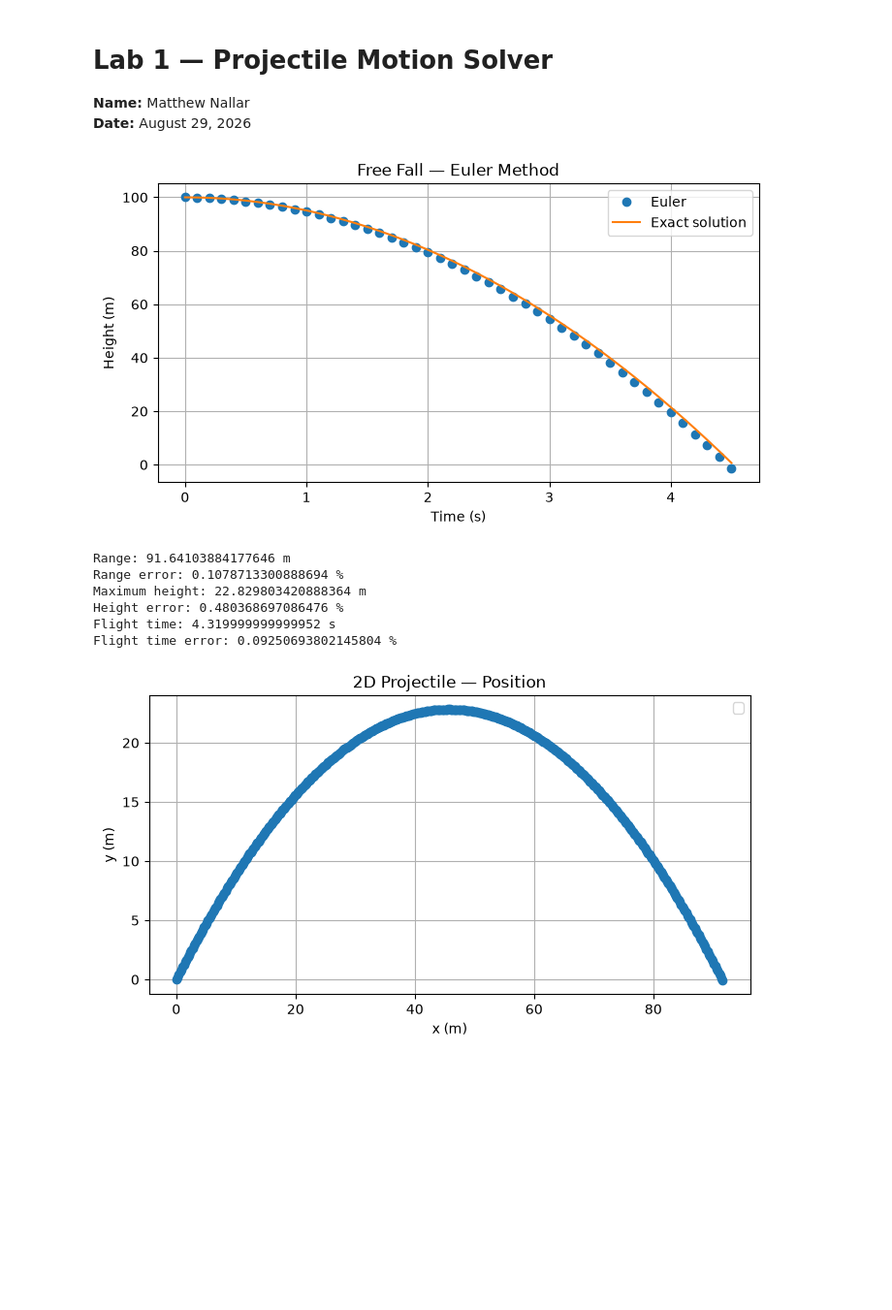
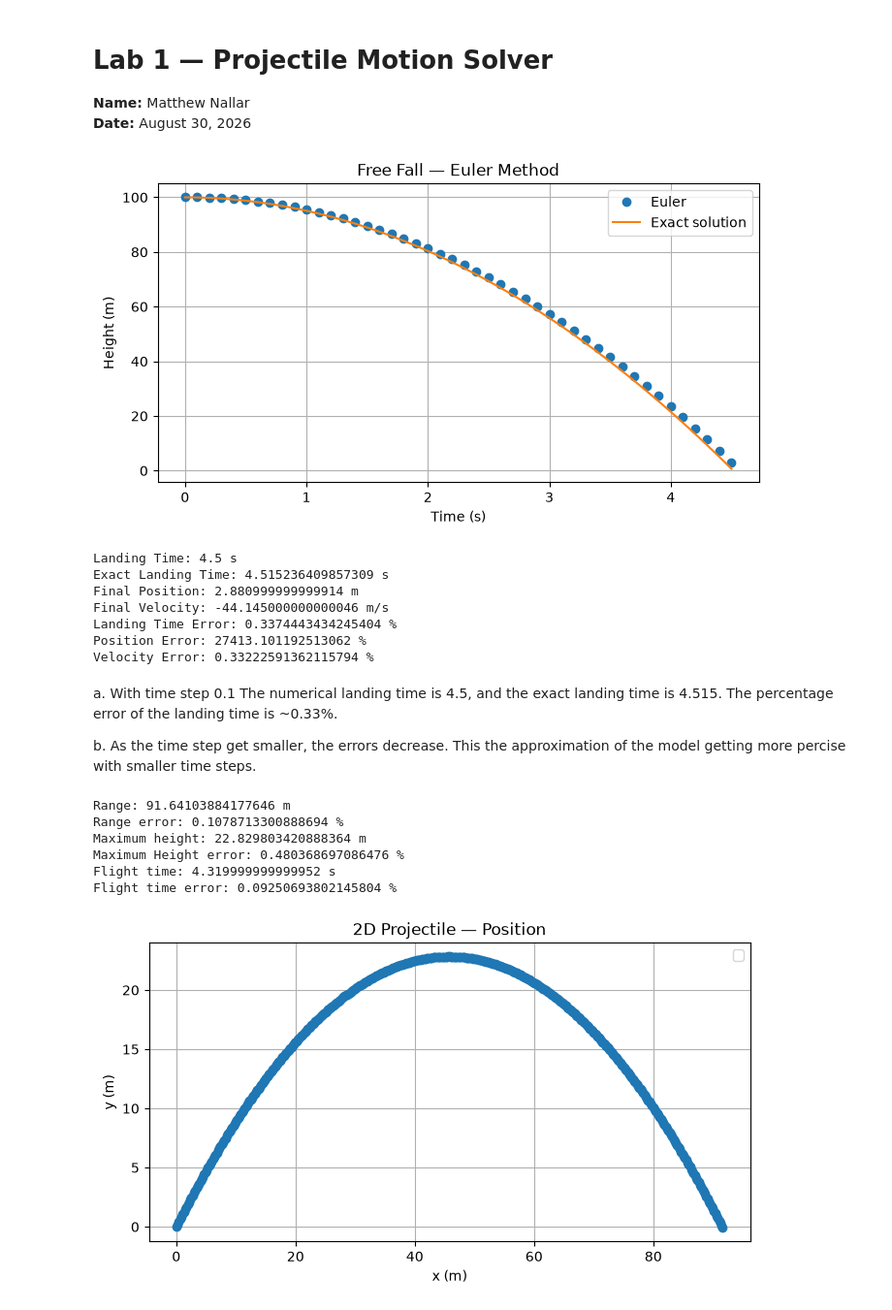
Before and after one commit to MattBaller/phys311, a Jupyter notebook: labs/lab01/lab01_projectile.ipynb, the cells around one changed output. Shown at 97% size. Cells and saved outputs as stored; diff of their text form; code cells hidden in the pictures; blank space fills up the shorter version.

Commit message:
Complete freefall and projectile simulations

```diff
--- a/labs/lab01/lab01_projectile.ipynb
+++ b/labs/lab01/lab01_projectile.ipynb
@@ -2,7 +2,7 @@
 # Lab 1 — Projectile Motion Solver
 
 **Name:** Matthew Nallar
-**Date:** August 29, 2026
+**Date:** August 30, 2026
 # %%
 import numpy as np
 import matplotlib.pyplot as plt
@@ -19,36 +19,73 @@ def simulate_freefall(h, dt, g=9.81):
         # Compute acceleration (only gravity here)
         ay = -g
 
+        # Update position (Euler)
+        y = y + vy * dt
+
         # Update velocity (Euler)
         vy = vy + ay * dt
 
-        # Update position (Euler)
-        y = y + vy * dt
+        t += dt
 
-        t += dt
+        # Stop before storing a negative position
+        if y < 0:
+            break
+
         t_arr.append(t)
         y_arr.append(y)
         vy_arr.append(vy)
 
     return np.array(t_arr), np.array(y_arr), np.array(vy_arr)
 # %%
-t, y, yv = simulate_freefall(h=100, dt=0.1)
+t, y, vy = simulate_freefall(h=100, dt=0.1)
 
 h = 100
 g = 9.81
-y_exact = h - 0.5 * g * t**2
+y_exact = h - (0.5 * g * t**2)
+
+y_exact_final = 100 - (0.5 * g * 4.515**2)
+vy_exact_final = -g*4.515
+
+t_f = np.sqrt(2*h/g)
 
 plt.figure(figsize=(8, 4))
 plt.plot(t, y, 'o', label='Euler')
 plt.plot(t, y_exact, '-', label='Exact solution')
 plt.xlabel('Time (s)')
 plt.ylabel('Height (m)')
 plt.title('Free Fall — Euler Method')
 plt.legend()
 plt.grid(True)
 plt.show()
+
+print("Landing Time:", t[-1], "s")
+print("Exact Landing Time:", t_f, "s")
+print("Final Position:", y[-1], "m")
+print("Final Velocity:", vy[-1], "m/s")
+
+
+percent_y_error = (np.abs(y[-1] - y_exact_final) / np.abs(y_exact_final)) * 100
+
+percent_vy_error = (np.abs(vy[-1] - vy_exact_final) / np.abs(vy_exact_final)) * 100
+
+percent_t_error = (np.abs((t[-1]) - t_f) / np.abs(t_f)) * 100
+
+print("Landing Time Error:", percent_t_error, "%")
+print("Position Error:", percent_y_error, "%")
+print("Velocity Error:", percent_vy_error, "%")
 # %% [output]
-[figure, old version]
+[figure, new version]
+Landing Time: 4.5 s
+Exact Landing Time: 4.515236409857309 s
+Final Position: 2.880999999999914 m
+Final Velocity: -44.145000000000046 m/s
+Landing Time Error: 0.3374443434245404 %
+Position Error: 27413.101192513062 %
+Velocity Error: 0.33222591362115794 %
+# %% [markdown]
+a. With time step 0.1 The numerical landing time is 4.5, and the exact landing time is 4.515. The percentage error of the landing time is ~0.33%.
+
+b. As the time step get smaller, the errors decrease. This the approximation of the model getting more percise with smaller time steps.
 # %%
 def simulate_projectile_2d(v0=30, theta_deg=45, dt=0.01, g=9.81):
     # Initial conditions: initial velocity, angle,
@@ -103,7 +140,7 @@ maxheight = y45.max()
 heighterror = 100 - ((maxheight / 22.94) * 100)
 
 print("Maximum height:", maxheight, "m")
-print("Height error:", heighterror, "%")
+print("Maximum Height error:", heighterror, "%")
 
 # Calculate flight time and percentage error
 flighttime = t45.max()
@@ -115,7 +152,7 @@ print("Flight time error:", flighttimeerror, "%")
 Range: 91.64103884177646 m
 Range error: 0.1078713300888694 %
 Maximum height: 22.829803420888364 m
-Height error: 0.480368697086476 %
+Maximum Height error: 0.480368697086476 %
 Flight time: 4.319999999999952 s
 Flight time error: 0.09250693802145804 %
 # %%
```
Also changed, not shown: parts of 4 cells of this notebook.
